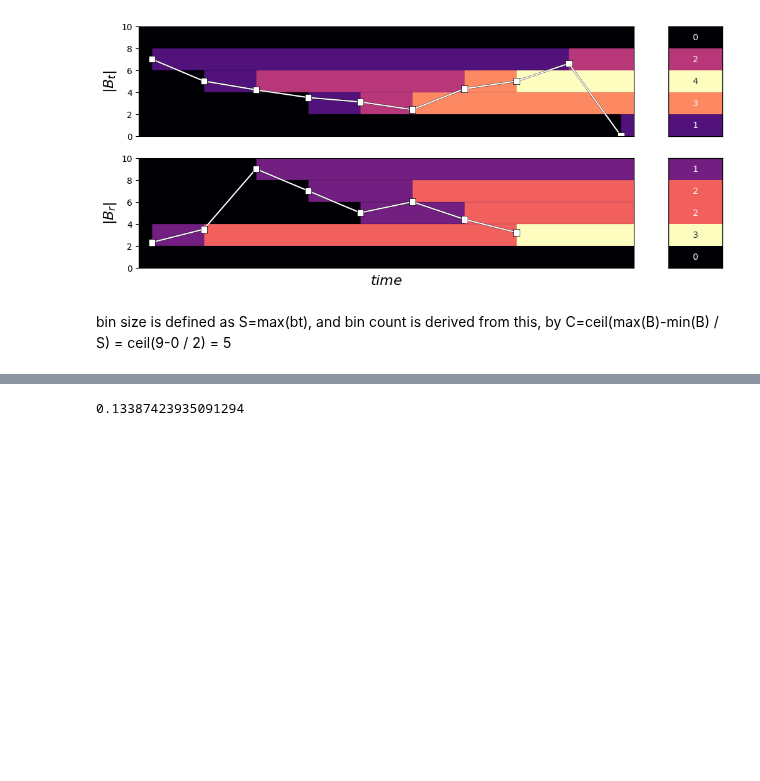
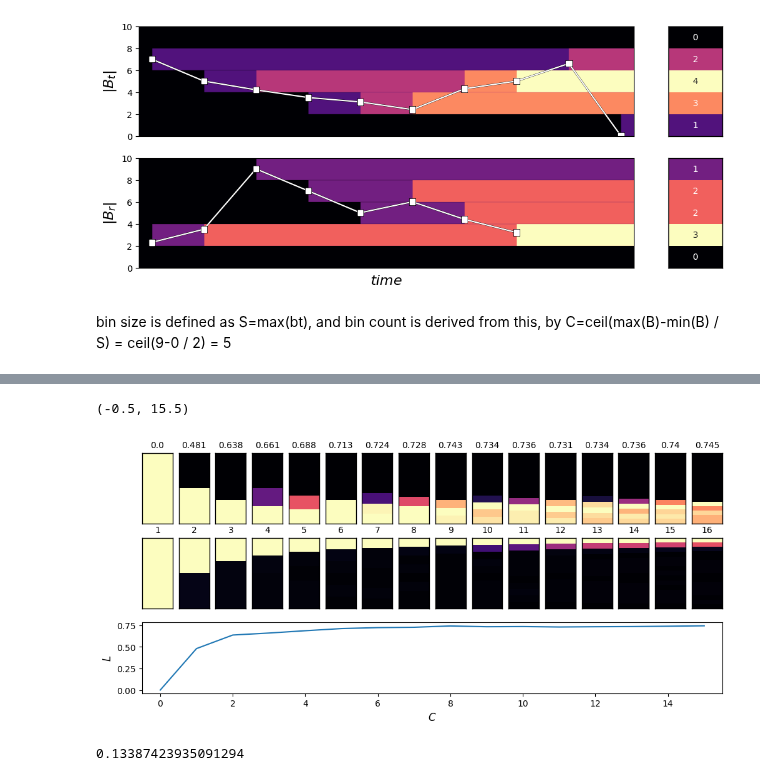
Before and after one commit to Mrozinskikj/MSci-Project, a Jupyter notebook: vis.ipynb, the cells around one changed output, grey strips where cells are left out. Saved outputs shown, nothing was run; the diff lists cells and outputs as text; code cells hidden in the pictures; blank space fills up the shorter version.

```diff
--- a/vis.ipynb
+++ b/vis.ipynb
@@ -382,3 +438,59 @@ Text(-0.1, -4.5, 'L=3.50')
+# %%
+sizes=np.linspace(1,16,16)
+
+fig = plt.figure(figsize=(12, 5))
+gs = GridSpec(3, 16, figure=fig)
+
+
+points1=np.abs(audio1["STFT"][100,:])
+points2=np.abs(audio2["STFT"][100,:])
+rang = (min(min(points1),min(points2)),max(max(points1),max(points2)))
+
+
+cmap = matplotlib.cm.get_cmap('magma')
+dists=[]
+
+for i in range(len(sizes)):
+
+    response = fig.add_subplot(gs[0, i])
+
+    heatdata1=np.histogram(points1,int(sizes[i]),range=rang)[0]
+
+    reshape = np.flip(heatdata1.reshape(heatdata1.shape[0], 1))
+    heat = heatmap(reshape, ax=response, cmap="magma",vmin=0, cbar=False,annot=False,fmt='g')
+    for _, spine in heat.spines.items():
+        spine.set_visible(True)
+        spine.set_linewidth(1)
+    response.set_xticks([])
+    response.set_yticks([])
+
+
+    response2 = fig.add_subplot(gs[1, i])
+    heatdata2=np.histogram(points2,int(sizes[i]),range=rang)[0]
+    reshape = np.flip(heatdata2.reshape(heatdata2.shape[0], 1))
+    heat = heatmap(reshape, ax=response2, cmap="magma", vmin=0, cbar=False,annot=False,fmt='g')
+    for _, spine in heat.spines.items():
+        spine.set_visible(True)
+        spine.set_linewidth(1)
+    response2.set_xticks([])
+    response2.set_yticks([])
+
+    dist = round(getDistance(heatdata1,heatdata2,sizes[i]),3)
+    response.title.set_text(dist)
+    dists.append(dist)
+    response.title.set_fontsize(10)
+
+    response2.title.set_text(int(sizes[i]))
+    response2.title.set_fontsize(10)
+
+line = fig.add_subplot(gs[2, 0:33])
+line.plot(dists)
+line.set_xlabel(r'$C$',fontsize=12)
+line.set_ylabel(r'$L$',fontsize=12)
+line.set_xlim(-0.5,15.5)
+# %% [output]
+(-0.5, 15.5)
+[figure, added]
 # %%
 def getDistance(tHist, rHist, interval):
     A = tHist / sum(tHist)
```
Also changed, not shown: parts of 12 cells of this notebook, 3 other files.
